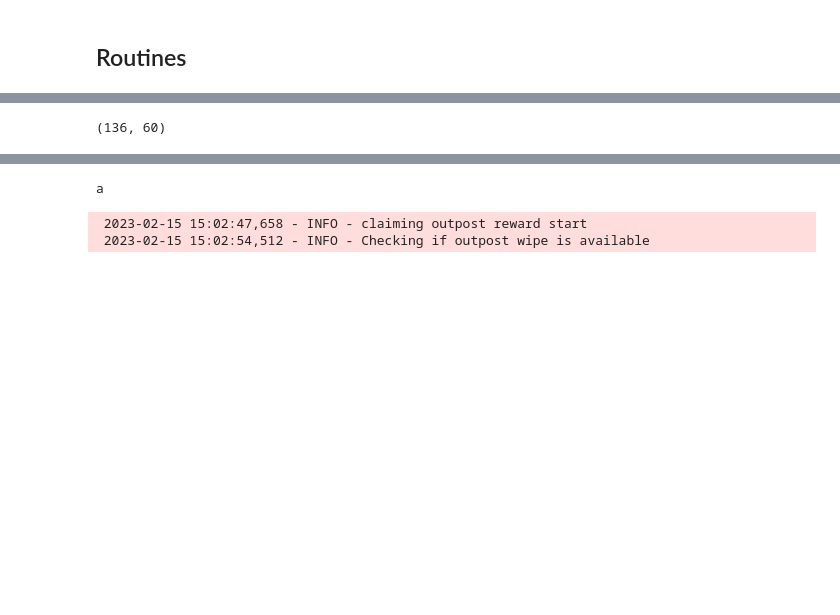
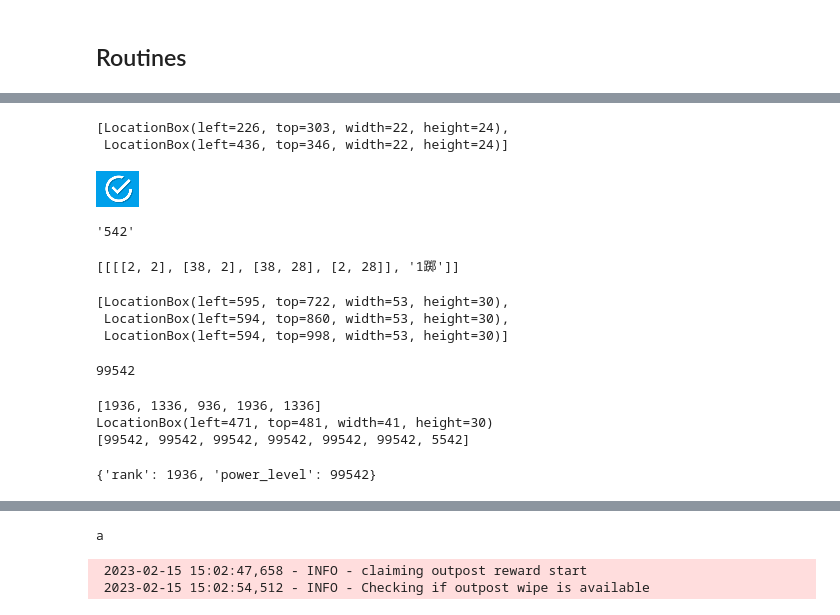
Before and after one commit to KIvoy/nikke-assistant, a Jupyter notebook: Nikke.ipynb, the cells around one changed output, grey strips where cells are left out. Cells and saved outputs as stored; diff of their text form; code cells hidden in the pictures; blank space fills up the shorter version.

```diff
--- a/Nikke.ipynb
+++ b/Nikke.ipynb
@@ -549,0 +582,27 @@ gio=GameInteractionIO
+# %%
+game_settings = {
+    "default":{
+        "rookie_arena":{
+            "var":{
+                "ENEMY_RANK_H_STRETCH" : 40,
+                "ENEMY_RANK_V_STRETCH" : 5,
+                "ENEMY_RANK_H_TRANS" : 0,
+                "ENEMY_RANK_V_TRANS" : 6,
+                "ENEMY_POWER_H_STRETCH" : 40,
+                "ENEMY_POWER_V_STRETCH" : 5,
+                "ENEMY_POWER_H_TRANS" : 0,
+                "ENEMY_POWER_V_TRANS" : 5,
+                "SELF_RANK_H_STRETCH" : 40,
+                "SELF_RANK_V_STRETCH" : 5,
+                "SELF_RANK_H_TRANS" : 10,
+                "SELF_RANK_V_TRANS" : 6,
+                "SELF_POWER_H_STRETCH" : 40,
+                "SELF_POWER_V_STRETCH" : 5,
+                "SELF_POWER_H_TRANS" : 0,
+                "SELF_POWER_V_TRANS" : 5
+            },
+            "fix":{
+            }
+        }
+    }
+}
@@ -1457,0 +1481,5 @@ succesfully detected app window
+# %%
+power_level_loc[1]
+# %% [output]
+[LocationBox(left=226, top=303, width=22, height=24),
+ LocationBox(left=436, top=346, width=22, height=24)]
@@ -1457,0 +1492,3 @@ succesfully detected app window
+# %%
+loc = gio.locate_image_and_click(agent.image_map['home_advise_advise'], region=agent.location_map['home'].to_bounding(),
+                                        loop=True, confidence=0.9, timeout=2)
@@ -1458,4 +1498,32 @@ succesfully detected app window
+# %%
+im = gio.get_location_image(loc)
+im
+# %% [output]
+[figure, added]
+# %%
+pytesseract.image_to_string(im,
+                        config='--psm 11 outputbase digits tessedit_char_whitelist=0123456789').strip().replace(" ", "")
+# %% [output]
+'542'
+# %%
+gio.read_text(im)
+# %% [output]
+[[[[2, 2], [38, 2], [38, 28], [2, 28]], '1踯']]
+# %%
+gio.locate_image(agent.image_map['home_ark_arena_rookie_free'], region=agent.location_map['home'].to_bounding(), multi=True)
+# %% [output]
+[LocationBox(left=595, top=722, width=53, height=30),
+ LocationBox(left=594, top=860, width=53, height=30),
+ LocationBox(left=594, top=998, width=53, height=30)]
+# %%
+max([954, 99542, 954])
+# %% [output]
+99542
 # %%
-agent.image_map['home_outpost_express_reward'].size
+a = agent.rookie_arena_get_self_information()
+a
 # %% [output]
-(136, 60)
+[1936, 1336, 936, 1936, 1336]
+LocationBox(left=471, top=481, width=41, height=30)
+[99542, 99542, 99542, 99542, 99542, 99542, 5542]
+{'rank': 1936, 'power_level': 99542}
```
Also changed, not shown: parts of 41 cells of this notebook, 4 other files.
